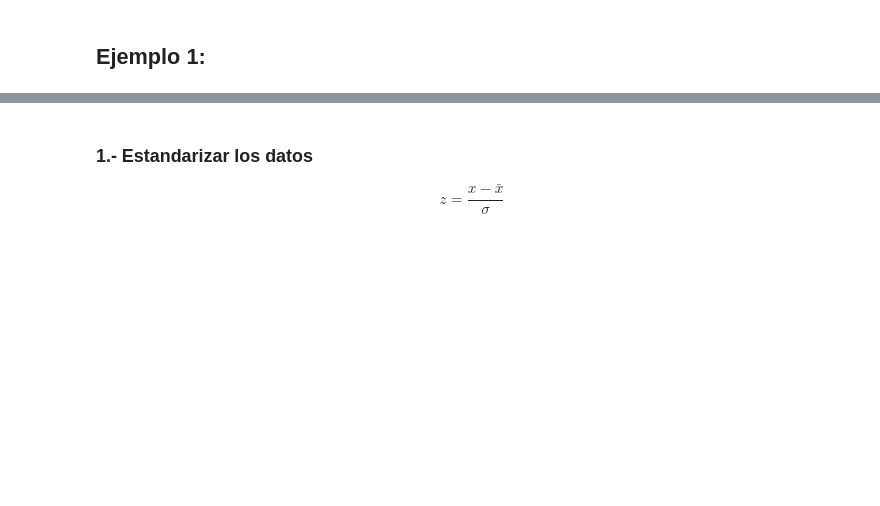
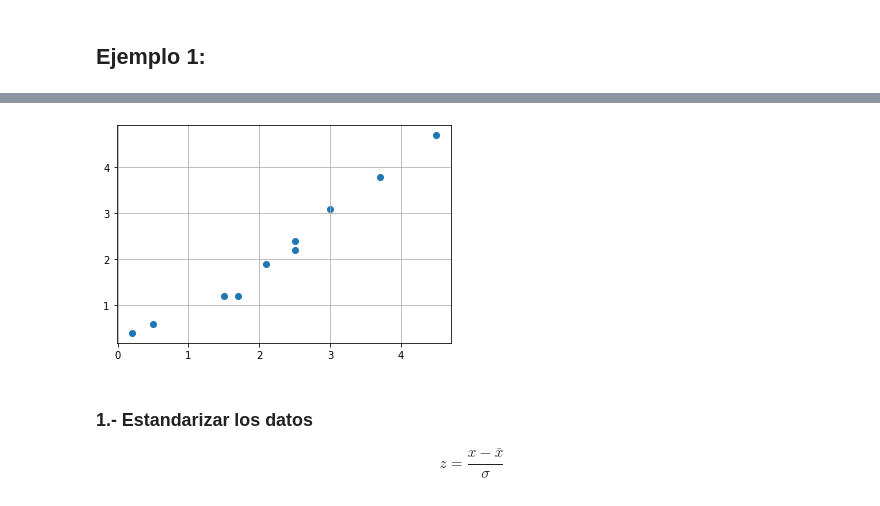
Before and after one commit to gdesirena/Aprendizaje_Automatico_Avanzado, a Jupyter notebook: Modulo1/Notebooks_Clase/1.5.-Aprendizaje No supervizado Análisis de Componentes Principales (PCA).ipynb, the cells around one changed output, grey strips where cells are left out. Drawn from its saved outputs; the diff is of its cells as text; code cells hidden in the pictures; blank space fills up the shorter version.

```diff
--- a/Modulo1/Notebooks_Clase/1.5.-Aprendizaje No supervizado Análisis de Componentes Principales (PCA).ipynb
+++ b/Modulo1/Notebooks_Clase/1.5.-Aprendizaje No supervizado Análisis de Componentes Principales (PCA).ipynb
@@ -176,0 +181,12 @@ $A = A_{new} T^{T}$
+# %%
+data = np.array([[2.5,2.4],
+                [0.5,0.6],
+                [3.0,3.1],
+                [2.5,2.2],
+                [1.5,1.2],
+                [0.2,0.4],
+                [4.5,4.7],
+                [1.7,1.2],
+                [3.7,3.8],
+                [2.1,1.9]])
+data
@@ -177,3 +204,10 @@ $A = A_{new} T^{T}$
+# %%
+plt.figure(figsize=(6,4))
+plt.scatter(data[:,0],data[:,1])
+plt.grid()
+plt.show()
+# %% [output]
+[figure, added]
 # %% [markdown]
 ### 1.- Estandarizar los datos
 
```
Also changed, not shown: parts of 37 cells of this notebook, 10 other files.
